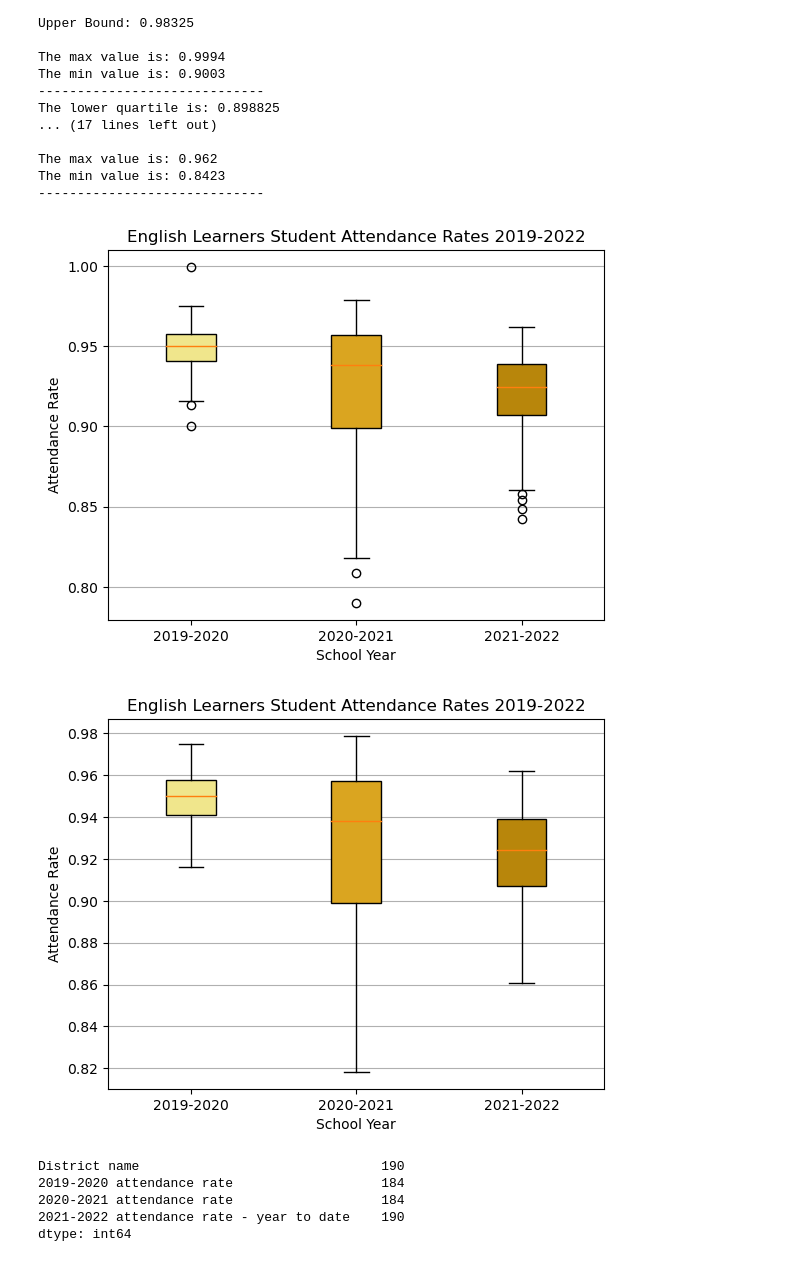
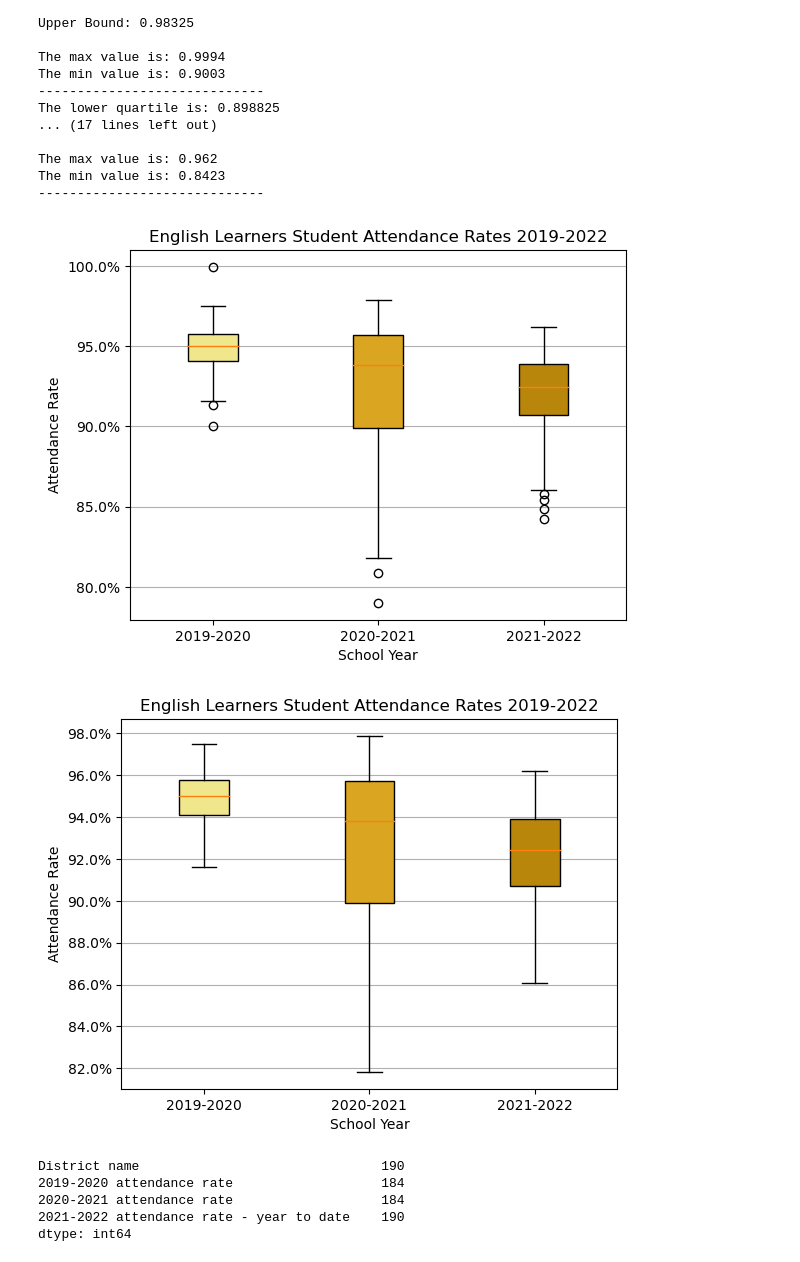
Before and after one commit to jmsavage2008/attendance-project, a Jupyter notebook: Box and Whiskers.ipynb, the cells around one changed output. Saved outputs shown, nothing was run; the diff lists cells and outputs as text; code cells hidden in the pictures.

```diff
--- a/Box and Whiskers.ipynb
+++ b/Box and Whiskers.ipynb
@@ -347,24 +349,27 @@ The max value is: 0.962
 The min value is: 0.8423
 -----------------------------
 # %%
+#Ell Plot
 labels = ["2019-2020", "2020-2021", "2021-2022"]
 #Plot
 x_axis = [rates_2020_ell, rates_2021_ell, rates_2022_ell]
 fig, ax1 = plt.subplots()
 ax1.set_ylabel("Attendance Rate")
 ax1.set_xlabel("School Year")
 bp_ell = ax1.boxplot(x_axis, patch_artist = True, labels = labels)
 
 colors = ["khaki", "goldenrod", "darkgoldenrod"]
 for patch, color in zip(bp_ell['boxes'], colors):
     patch.set_facecolor(color)
 ax1.set_title("English Learners Student Attendance Rates 2019-2022")
 ax1.yaxis.grid(True)
+ax1.yaxis.set_major_formatter(mtick.PercentFormatter(xmax=1, decimals=None, symbol='%', is_latex=False))
 plt.savefig("Images/ELLBoxPlot.png")
 plt.show()
 # %% [output]
-[figure, old version]
+[figure, new version]
 # %%
+#Ell no outliers
 labels = ["2019-2020", "2020-2021", "2021-2022"]
 #Plot
 x_axis = [rates_2020_ell, rates_2021_ell, rates_2022_ell]
@@ -378,10 +383,11 @@ for patch, color in zip(bp_ell['boxes'], colors):
     patch.set_facecolor(color)
 ax1.set_title("English Learners Student Attendance Rates 2019-2022")
 ax1.yaxis.grid(True)
+ax1.yaxis.set_major_formatter(mtick.PercentFormatter(xmax=1, decimals=None, symbol='%', is_latex=False))
 plt.savefig("Images/ELLNoOutBoxPlot.png")
 plt.show()
 # %% [output]
-[figure, old version]
+[figure, new version]
 # %%
 #Filter results based on Students with Disabilities
 dis_attendance_df = data_set_df.loc[data_set_df["Student group"]=="Students With Disabilities"]
```
Also changed, not shown: parts of 29 cells of this notebook, 57 other files.
